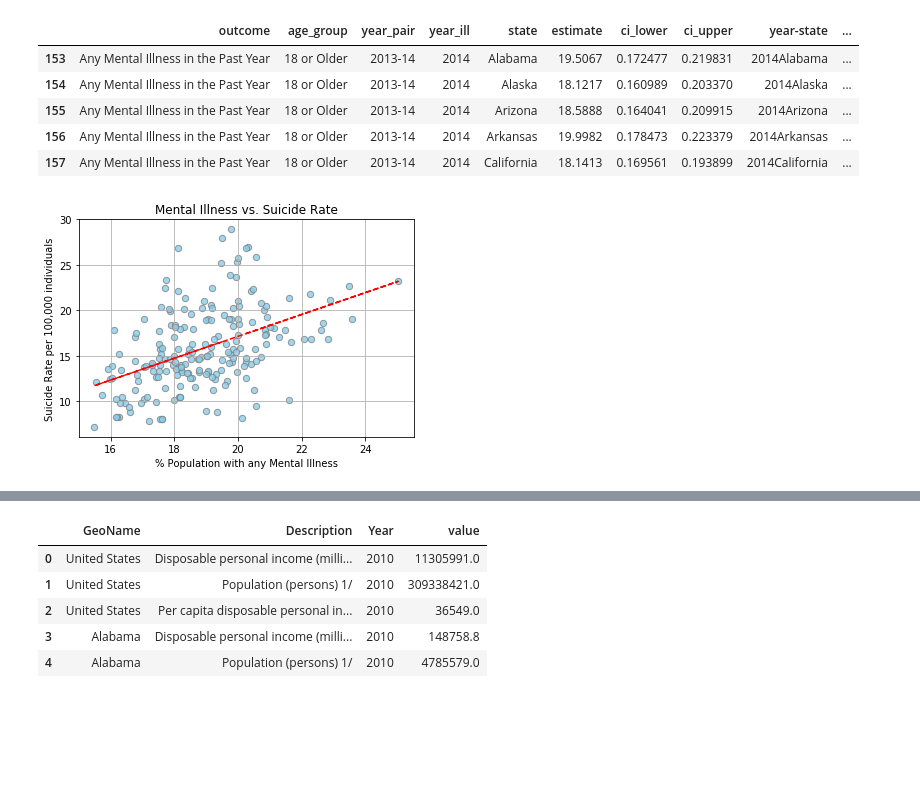
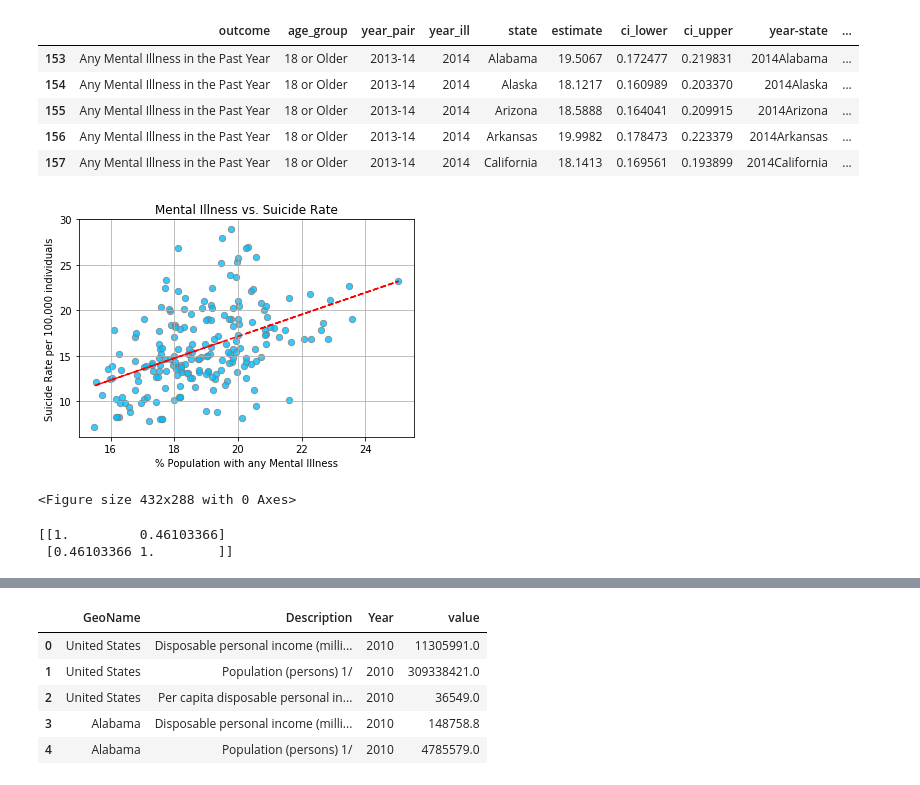
Before and after one commit to brian-e-haley/Mental_health_US, a Jupyter notebook: Bin/MentalHealth_Suicide_Income_Mukta.ipynb, the cells around one changed output, grey strips where cells are left out. Drawn from its saved outputs; the diff is of its cells as text; code cells hidden in the pictures; blank space fills up the shorter version.

```diff
--- a/Bin/MentalHealth_Suicide_Income_Mukta.ipynb
+++ b/Bin/MentalHealth_Suicide_Income_Mukta.ipynb
@@ -63,22 +67,35 @@ df_ill_sui_201417.head()
 # %%
 #scatter plot-all years together
 
 scatter_ill_sui=df_ill_sui_201417.plot.scatter(x='estimate',
                                                y='RATE',
                                                grid=True,
                                                title='Mental Illness vs. Suicide Rate',
-                                               color='skyblue',
+                                               color='deepskyblue',
                                                edgecolor='grey',
                                                s=40,
                                                alpha=.8
                                                )
 plt.xlabel('% Population with any Mental Illness')
 plt.ylabel('Suicide Rate per 100,000 individuals')
 
-z = np.polyfit(df_ill_sui_201417['estimate'], df_ill_sui_201417['RATE'], 1)
-p = np.poly1d(z)
-plt.plot(df_ill_sui_201417['estimate'],p(df_ill_sui_201417['estimate']),"r--")
+# z = np.polyfit(df_ill_sui_201417['estimate'], df_ill_sui_201417['RATE'], 1)
+# p = np.poly1d(z)
+# plt.plot(df_ill_sui_201417['estimate'],p(df_ill_sui_201417['estimate']),"r--")
 
+# Trend line
+(slope, intercept, _, _, _) = linregress(df_ill_sui_201417['estimate'], df_ill_sui_201417['RATE'])
+fit = slope * df_ill_sui_201417['estimate'] + intercept
+plt.plot(df_ill_sui_201417['estimate'], fit, 'r--')
 plt.show()
+
+plt.savefig("../Images/Mental Illness vs. Suicide Rate.png")
 # %% [output]
-[figure, old version]
+[figure, new version]
+<Figure size 432x288 with 0 Axes>
+# %%
+#correlation coefficient between mental illness and suicide rate
+print(np.corrcoef(df_ill_sui_201417['estimate'], df_ill_sui_201417['RATE']))
+# %% [output]
+[[1.         0.46103366]
+ [0.46103366 1.        ]]
```
Also changed, not shown: parts of 10 cells of this notebook, 3 other files.
